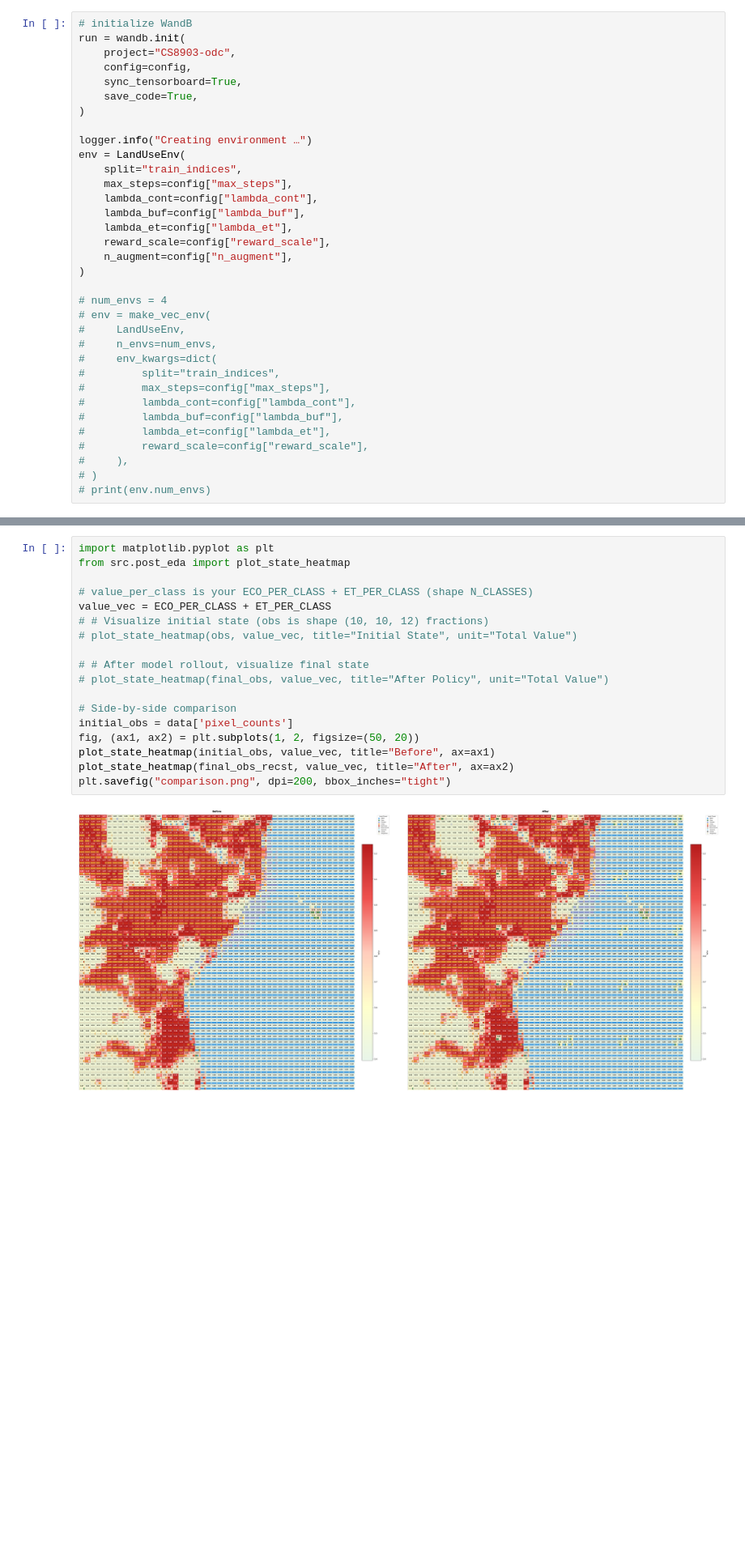
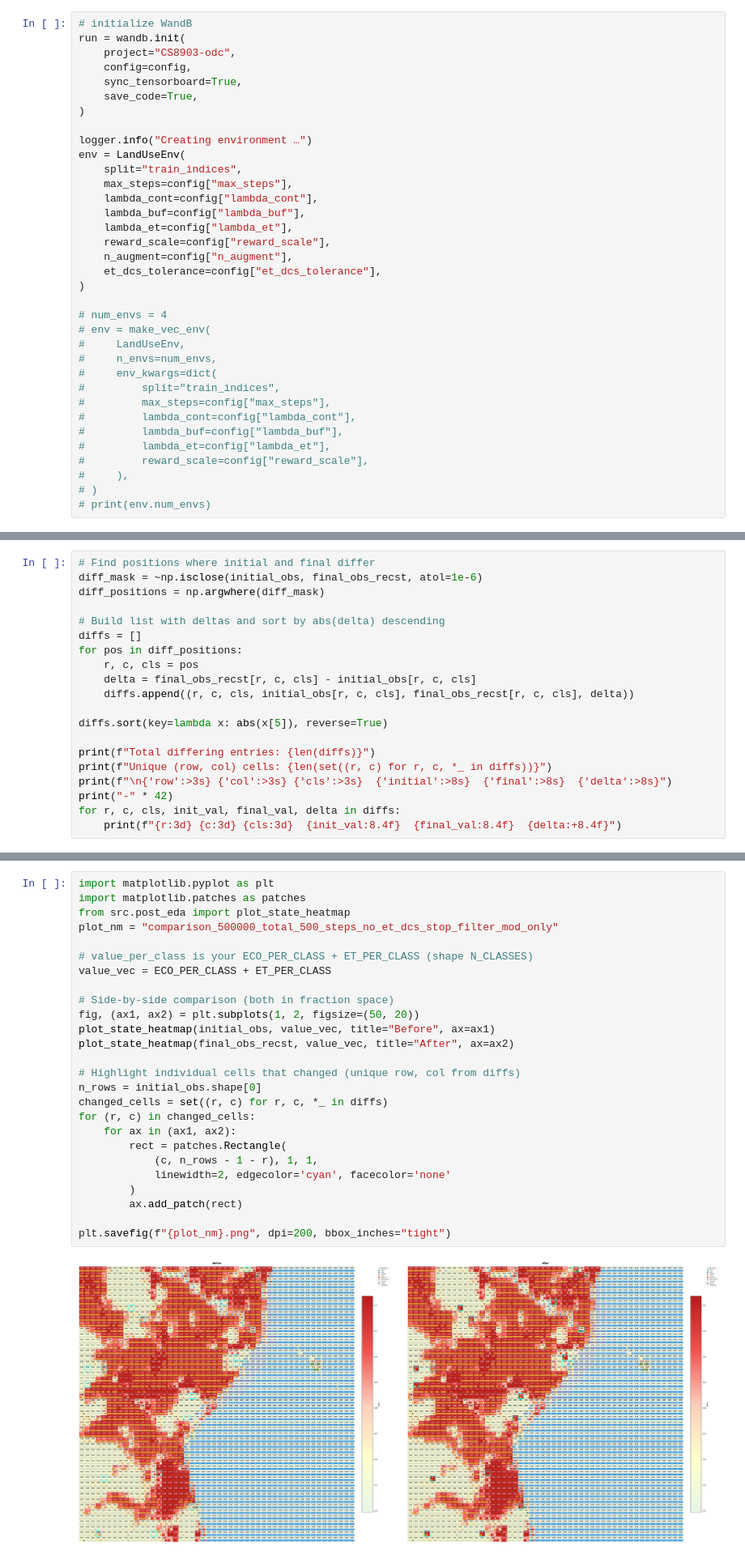
Before and after one commit to shakewingo/CS8903-odc, a Jupyter notebook: notebook/train.ipynb, the cells around one changed output, grey strips where cells are left out. Shown at 81% size. Drawn from its saved outputs; the diff is of its cells as text; blank space fills up the shorter version.

```diff
--- a/notebook/train.ipynb
+++ b/notebook/train.ipynb
@@ -485,6 +532,7 @@ env = LandUseEnv(
     lambda_et=config["lambda_et"],
     reward_scale=config["reward_scale"],
     n_augment=config["n_augment"],
+    et_dcs_tolerance=config["et_dcs_tolerance"],
 )
 
 # num_envs = 4
@@ -705,0 +767,20 @@ for (r, c), obs in final_obs.items():
+# %%
+# Find positions where initial and final differ
+diff_mask = ~np.isclose(initial_obs, final_obs_recst, atol=1e-6)
+diff_positions = np.argwhere(diff_mask)
+
+# Build list with deltas and sort by abs(delta) descending
+diffs = []
+for pos in diff_positions:
+    r, c, cls = pos
+    delta = final_obs_recst[r, c, cls] - initial_obs[r, c, cls]
+    diffs.append((r, c, cls, initial_obs[r, c, cls], final_obs_recst[r, c, cls], delta))
+
+diffs.sort(key=lambda x: abs(x[5]), reverse=True)
+
+print(f"Total differing entries: {len(diffs)}")
+print(f"Unique (row, col) cells: {len(set((r, c) for r, c, *_ in diffs))}")
+print(f"\n{'row':>3s} {'col':>3s} {'cls':>3s}  {'initial':>8s}  {'final':>8s}  {'delta':>8s}")
+print("-" * 42)
+for r, c, cls, init_val, final_val, delta in diffs:
+    print(f"{r:3d} {c:3d} {cls:3d}  {init_val:8.4f}  {final_val:8.4f}  {delta:+8.4f}")
@@ -706,23 +813,31 @@ for (r, c), obs in final_obs.items():
 # %%
 import matplotlib.pyplot as plt
+import matplotlib.patches as patches
 from src.post_eda import plot_state_heatmap
+plot_nm = "comparison_500000_total_500_steps_no_et_dcs_stop_filter_mod_only"
 
 # value_per_class is your ECO_PER_CLASS + ET_PER_CLASS (shape N_CLASSES)
 value_vec = ECO_PER_CLASS + ET_PER_CLASS
-# # Visualize initial state (obs is shape (10, 10, 12) fractions)
-# plot_state_heatmap(obs, value_vec, title="Initial State", unit="Total Value")
 
-# # After model rollout, visualize final state
-# plot_state_heatmap(final_obs, value_vec, title="After Policy", unit="Total Value")
-
-# Side-by-side comparison
-initial_obs = data['pixel_counts']
+# Side-by-side comparison (both in fraction space)
 fig, (ax1, ax2) = plt.subplots(1, 2, figsize=(50, 20))
 plot_state_heatmap(initial_obs, value_vec, title="Before", ax=ax1)
 plot_state_heatmap(final_obs_recst, value_vec, title="After", ax=ax2)
-plt.savefig("comparison.png", dpi=200, bbox_inches="tight")
+
+# Highlight individual cells that changed (unique row, col from diffs)
+n_rows = initial_obs.shape[0]
+changed_cells = set((r, c) for r, c, *_ in diffs)
+for (r, c) in changed_cells:
+    for ax in (ax1, ax2):
+        rect = patches.Rectangle(
+            (c, n_rows - 1 - r), 1, 1,
+            linewidth=2, edgecolor='cyan', facecolor='none'
+        )
+        ax.add_patch(rect)
+
+plt.savefig(f"{plot_nm}.png", dpi=200, bbox_inches="tight")
 # %% [output]
-[figure, old version]
+[figure, new version]
 # %%
 value_vec.shape
 # %% [output]
```
Also changed, not shown: parts of 27 cells of this notebook, 6 other files.
